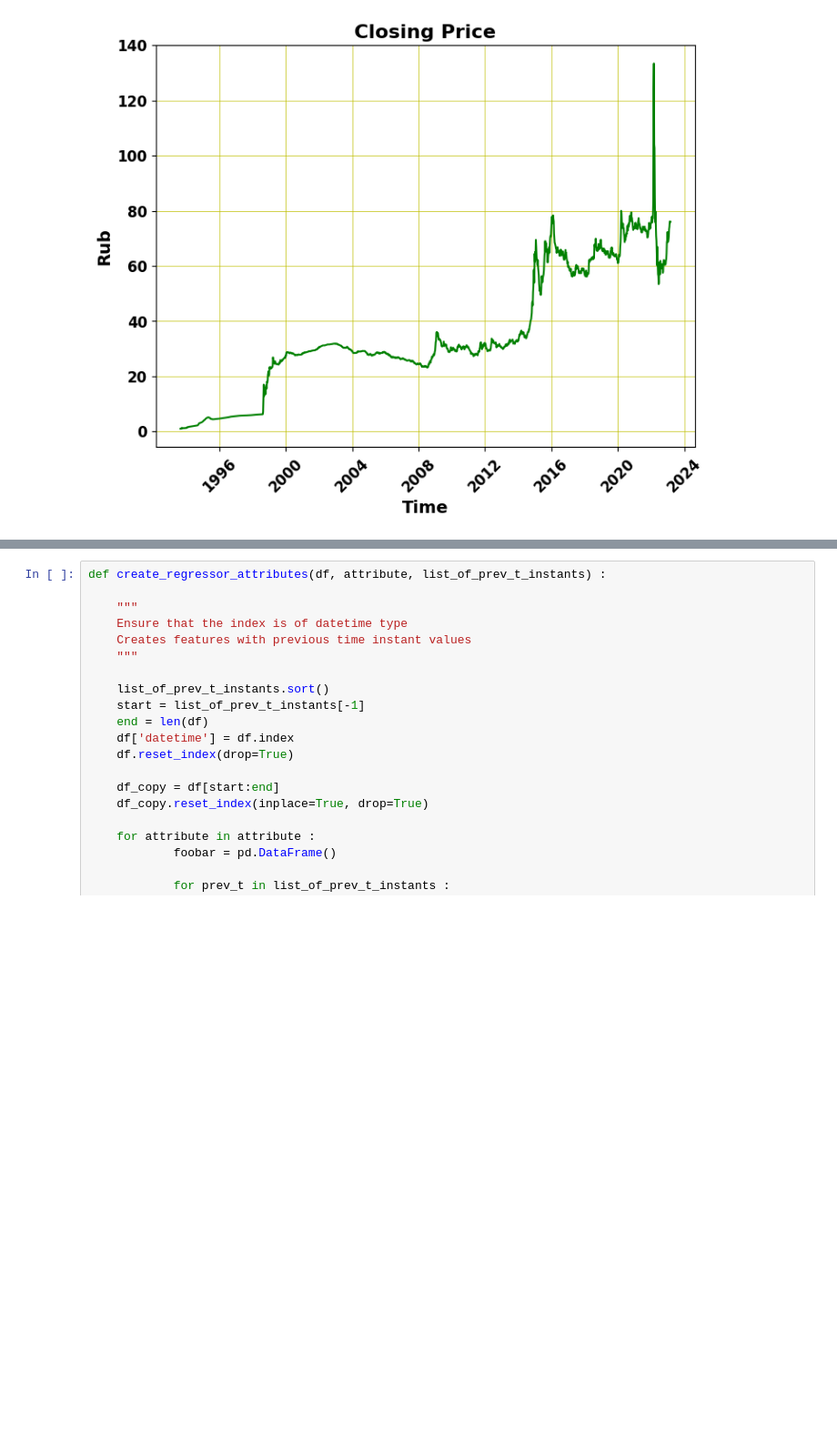
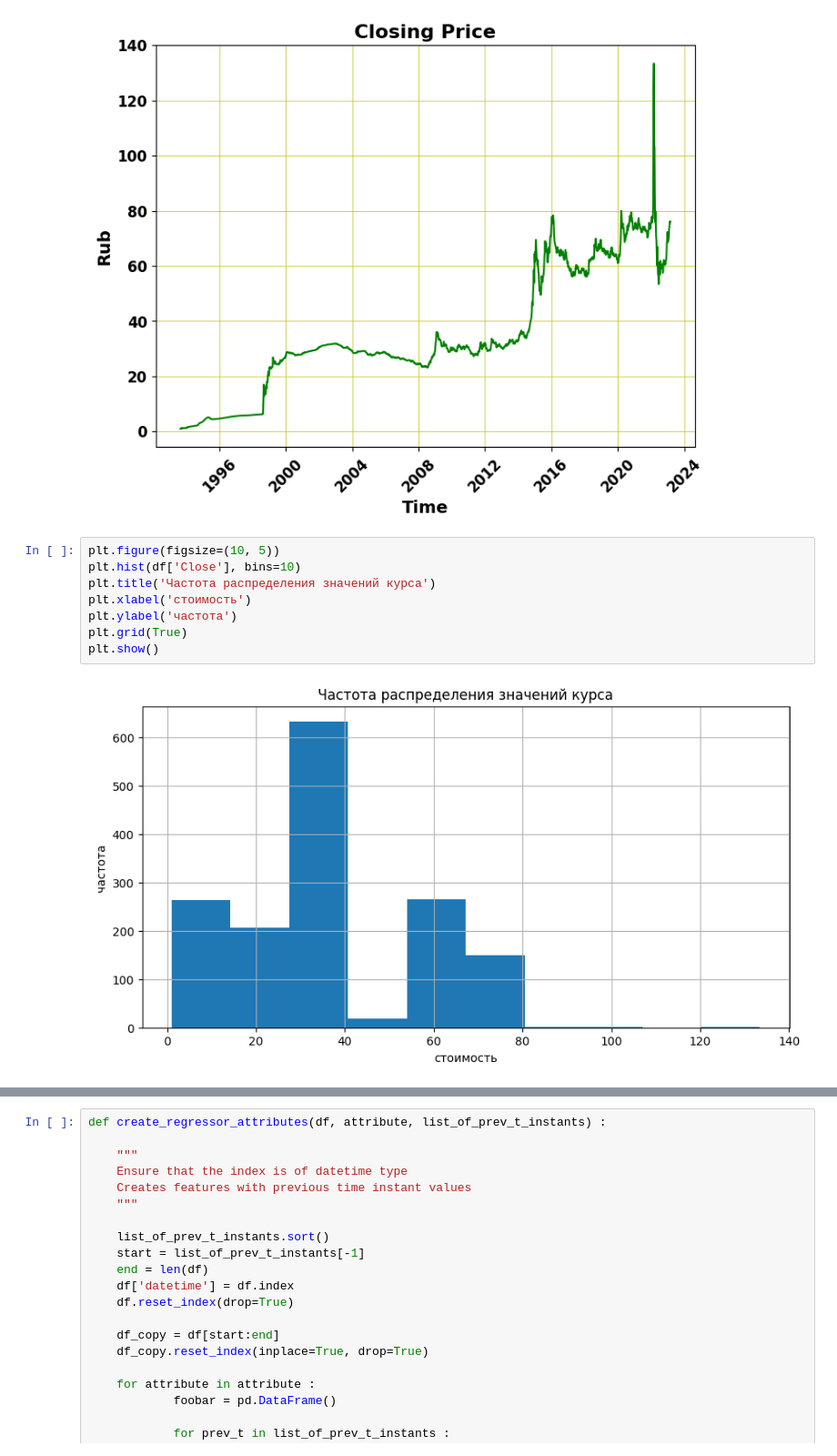
Before and after one commit to TAUforPython/machinelearning, a Jupyter notebook: NN_prediction_time_series.ipynb, the cells around one changed output, grey strips where cells are left out. Shown at 91% size. Drawn from its saved outputs; the diff is of its cells as text; blank space fills up the shorter version.

```diff
--- a/NN_prediction_time_series.ipynb
+++ b/NN_prediction_time_series.ipynb
@@ -46,3 +68,13 @@ plt.yticks(weight='bold', fontsize=12)
 plt.grid(color = 'y', linewidth = 0.5)
 # %% [output]
 [figure]
+# %%
+plt.figure(figsize=(10, 5))
+plt.hist(df['Close'], bins=10)
+plt.title('Частота распределения значений курса')
+plt.xlabel('стоимость')
+plt.ylabel('частота')
+plt.grid(True)
+plt.show()
+# %% [output]
+[figure, added]
```
Also changed, not shown: parts of 17 cells of this notebook.
